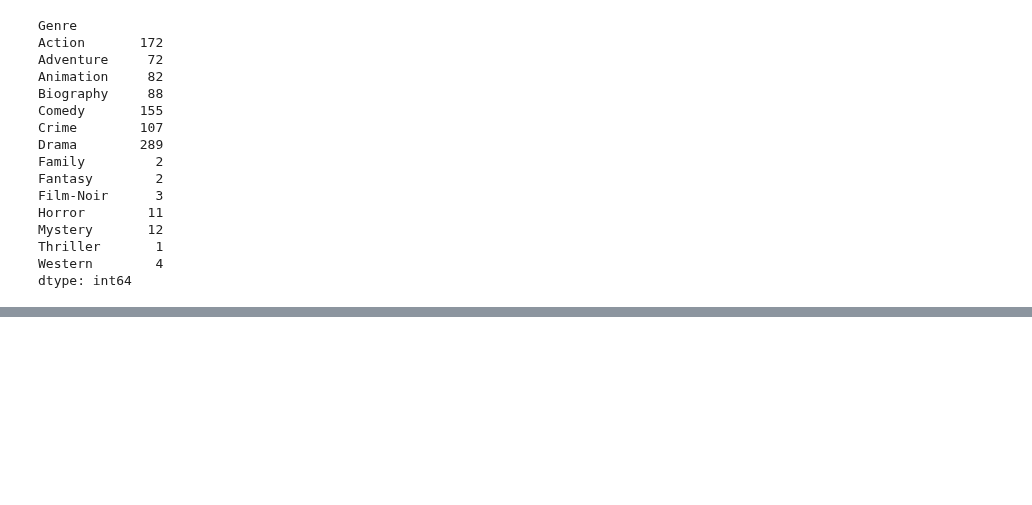
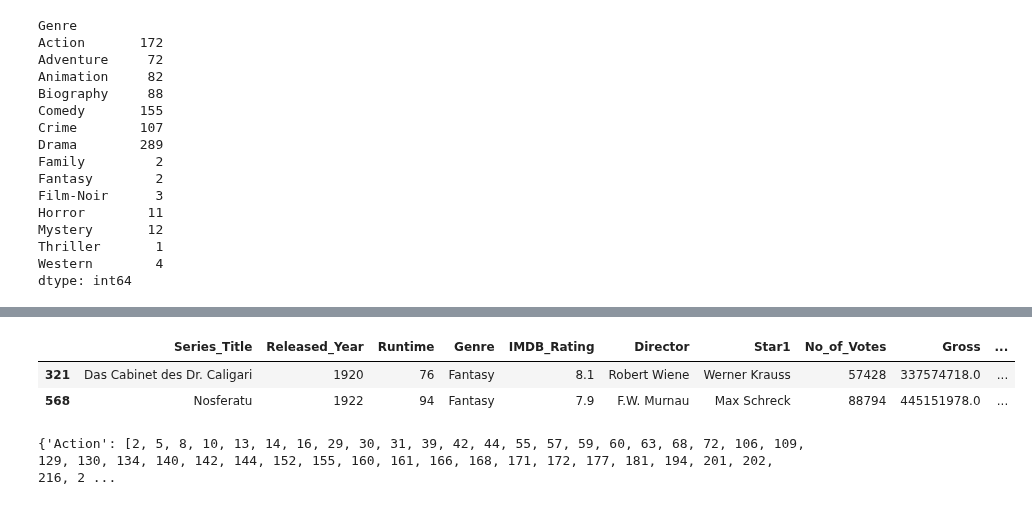
Before and after one commit to harsh2kum/Learning_Data_Science, a Jupyter notebook: Pandas/GroupByObjects.ipynb, the cells around one changed output, grey strips where cells are left out. Drawn from its saved outputs; the diff is of its cells as text; code cells hidden in the pictures; blank space fills up the shorter version.

```diff
--- a/Pandas/GroupByObjects.ipynb
+++ b/Pandas/GroupByObjects.ipynb
@@ -181,3 +181,18 @@ genres.nth(6)
 | 724 | Get Out | 2017 | 104 | Horror | 7.7 | Jordan Peele | Daniel Kaluuya | 492851 | 176040665.0 | ... |
 # %%
 # get_group -> vs filtering
+#if i want to check particular genre we use get_group it is fast
+genres.get_group('Horror')
+genres.get_group('Fantasy')
+
+#or not use get_group, 2nd method
+movies[movies['Genre'] == 'Fantasy']
+# %% [output]
+|  | Series_Title | Released_Year | Runtime | Genre | IMDB_Rating | Director | Star1 | No_of_Votes | Gross | ... |
+| 321 | Das Cabinet des Dr. Caligari | 1920 | 76 | Fantasy | 8.1 | Robert Wiene | Werner Krauss | 57428 | 337574718.0 | ... |
+| 568 | Nosferatu | 1922 | 94 | Fantasy | 7.9 | F.W. Murnau | Max Schreck | 88794 | 445151978.0 | ... |
+# %%
+#ALL GROUPS
+genres.groups
+# %% [output]
+{'Action': [2, 5, 8, 10, 13, 14, 16, 29, 30, 31, 39, 42, 44, 55, 57, 59, 60, 63, 68, 72, 106, 109, 129, 130, 134, 140, 142, 144, 152, 155, 160, 161, 166, 168, 171, 172, 177, 181, 194, 201, 202, 216, 2 ...
```
Also changed, not shown: parts of 1 cell of this notebook.
